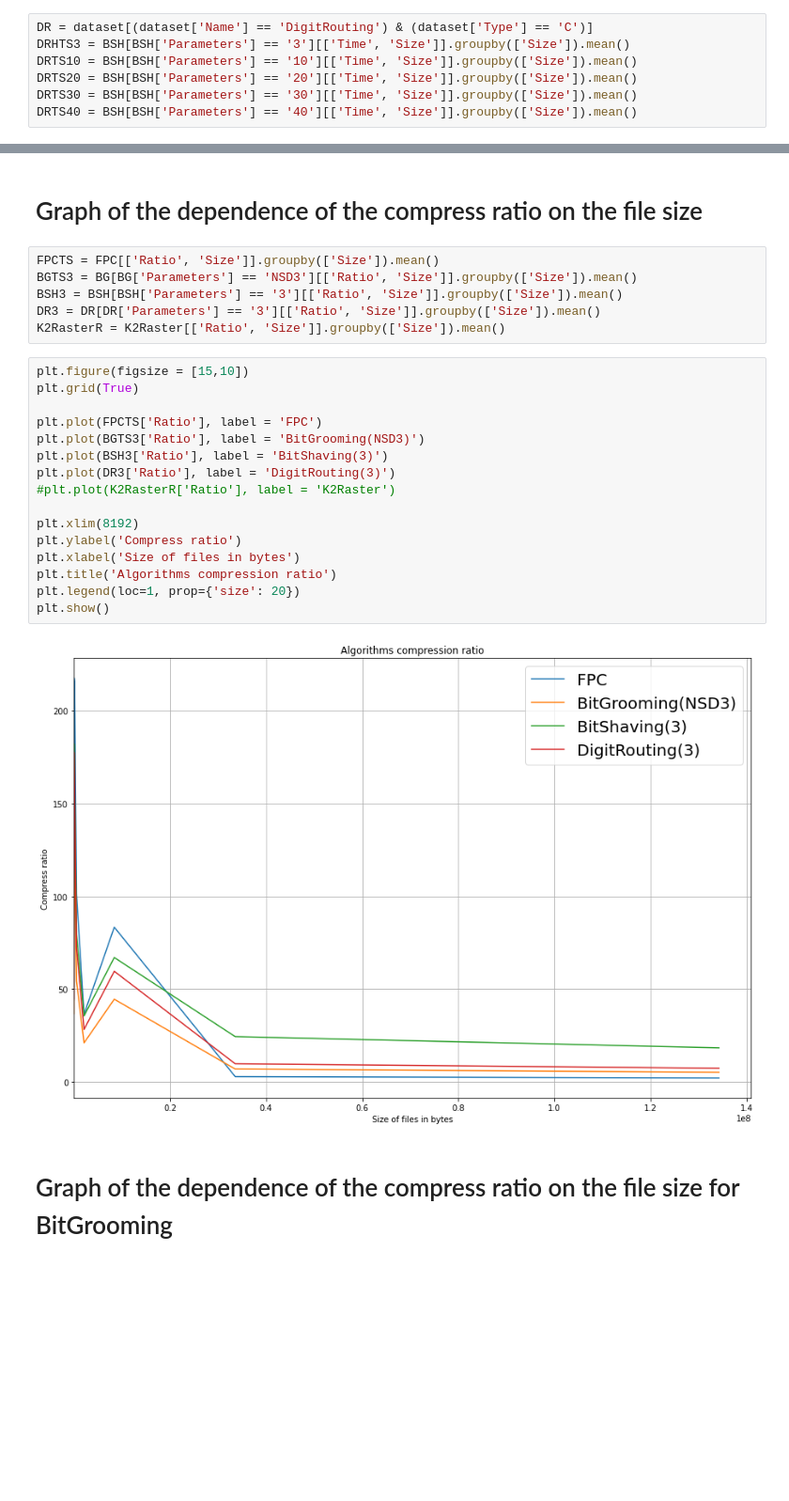
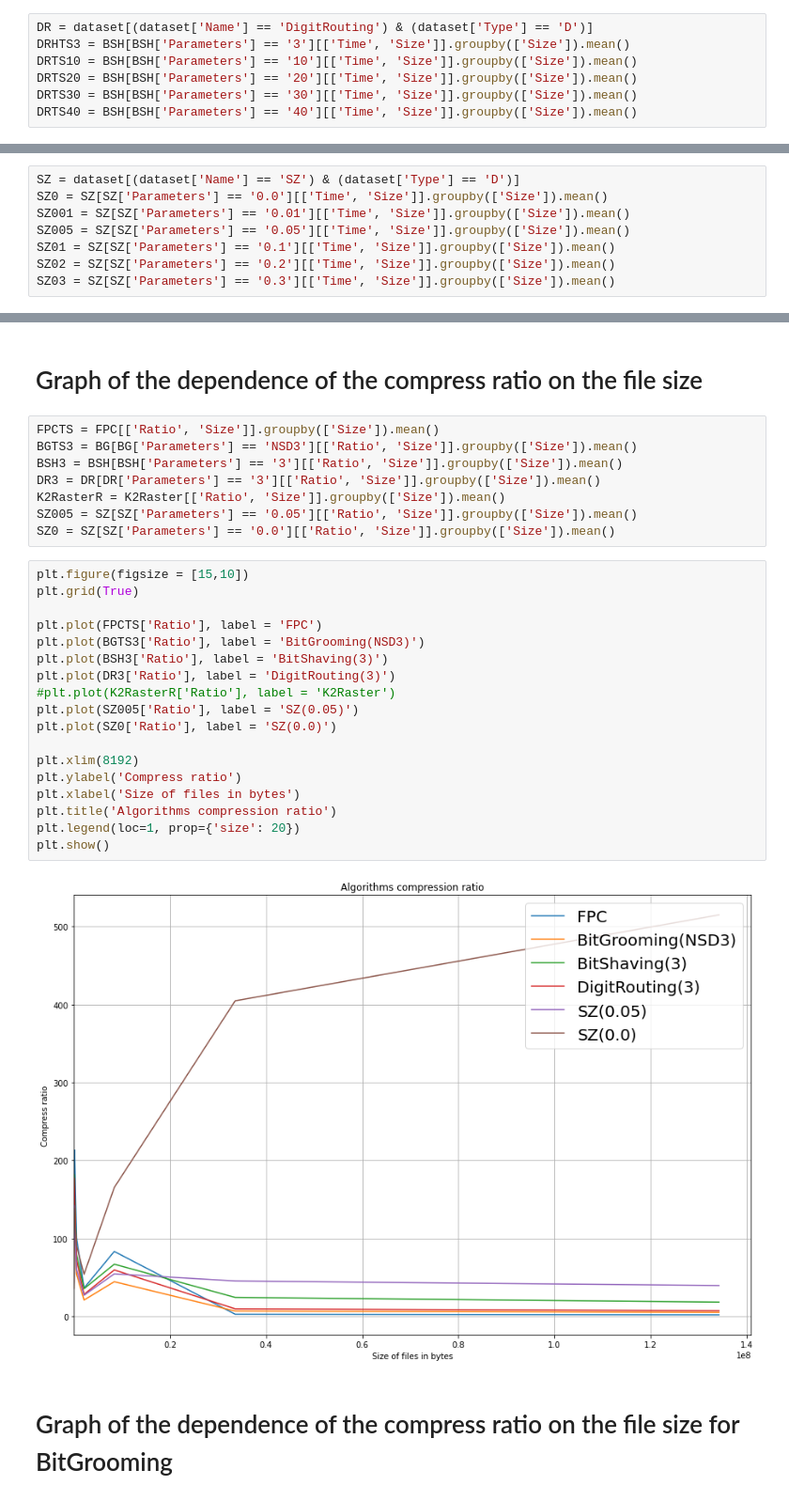
Before and after one commit to pvshebarshin/Comparative-Evaluation-of-Geospatial-Raster-Data-Compression-Techniques, a Jupyter notebook: src/main/resources/algorithms.ipynb, the cells around one changed output, grey strips where cells are left out. Shown at 94% size. Drawn from its saved outputs; the diff is of its cells as text; blank space fills up the shorter version.

```diff
--- a/src/main/resources/algorithms.ipynb
+++ b/src/main/resources/algorithms.ipynb
@@ -234,7 +248,7 @@ plt.show()
 # %% [markdown]
 ## Decomression
 # %%
-DR = dataset[(dataset['Name'] == 'DigitRouting') & (dataset['Type'] == 'C')]
+DR = dataset[(dataset['Name'] == 'DigitRouting') & (dataset['Type'] == 'D')]
 DRHTS3 = BSH[BSH['Parameters'] == '3'][['Time', 'Size']].groupby(['Size']).mean()
 DRTS10 = BSH[BSH['Parameters'] == '10'][['Time', 'Size']].groupby(['Size']).mean()
 DRTS20 = BSH[BSH['Parameters'] == '20'][['Time', 'Size']].groupby(['Size']).mean()
@@ -259,0 +306,8 @@ plt.show()
+# %%
+SZ = dataset[(dataset['Name'] == 'SZ') & (dataset['Type'] == 'D')]
+SZ0 = SZ[SZ['Parameters'] == '0.0'][['Time', 'Size']].groupby(['Size']).mean()
+SZ001 = SZ[SZ['Parameters'] == '0.01'][['Time', 'Size']].groupby(['Size']).mean()
+SZ005 = SZ[SZ['Parameters'] == '0.05'][['Time', 'Size']].groupby(['Size']).mean()
+SZ01 = SZ[SZ['Parameters'] == '0.1'][['Time', 'Size']].groupby(['Size']).mean()
+SZ02 = SZ[SZ['Parameters'] == '0.2'][['Time', 'Size']].groupby(['Size']).mean()
+SZ03 = SZ[SZ['Parameters'] == '0.3'][['Time', 'Size']].groupby(['Size']).mean()
@@ -265,24 +337,28 @@ BGTS3 = BG[BG['Parameters'] == 'NSD3'][['Ratio', 'Size']].groupby(['Size']).mean
 BSH3 = BSH[BSH['Parameters'] == '3'][['Ratio', 'Size']].groupby(['Size']).mean()
 DR3 = DR[DR['Parameters'] == '3'][['Ratio', 'Size']].groupby(['Size']).mean()
 K2RasterR = K2Raster[['Ratio', 'Size']].groupby(['Size']).mean()
+SZ005 = SZ[SZ['Parameters'] == '0.05'][['Ratio', 'Size']].groupby(['Size']).mean()
+SZ0 = SZ[SZ['Parameters'] == '0.0'][['Ratio', 'Size']].groupby(['Size']).mean()
 # %%
 plt.figure(figsize = [15,10])
 plt.grid(True)
 
 plt.plot(FPCTS['Ratio'], label = 'FPC')
 plt.plot(BGTS3['Ratio'], label = 'BitGrooming(NSD3)')
 plt.plot(BSH3['Ratio'], label = 'BitShaving(3)')
 plt.plot(DR3['Ratio'], label = 'DigitRouting(3)')
 #plt.plot(K2RasterR['Ratio'], label = 'K2Raster')
+plt.plot(SZ005['Ratio'], label = 'SZ(0.05)')
+plt.plot(SZ0['Ratio'], label = 'SZ(0.0)')
 
 plt.xlim(8192)
 plt.ylabel('Compress ratio')
 plt.xlabel('Size of files in bytes')
 plt.title('Algorithms compression ratio')
 plt.legend(loc=1, prop={'size': 20})
 plt.show()
 # %% [output]
-[figure, old version]
+[figure, new version]
 # %% [markdown]
 # Graph of the dependence of the compress ratio on the file size for BitGrooming<br>
 # %%
```
Also changed, not shown: parts of 28 cells of this notebook.
